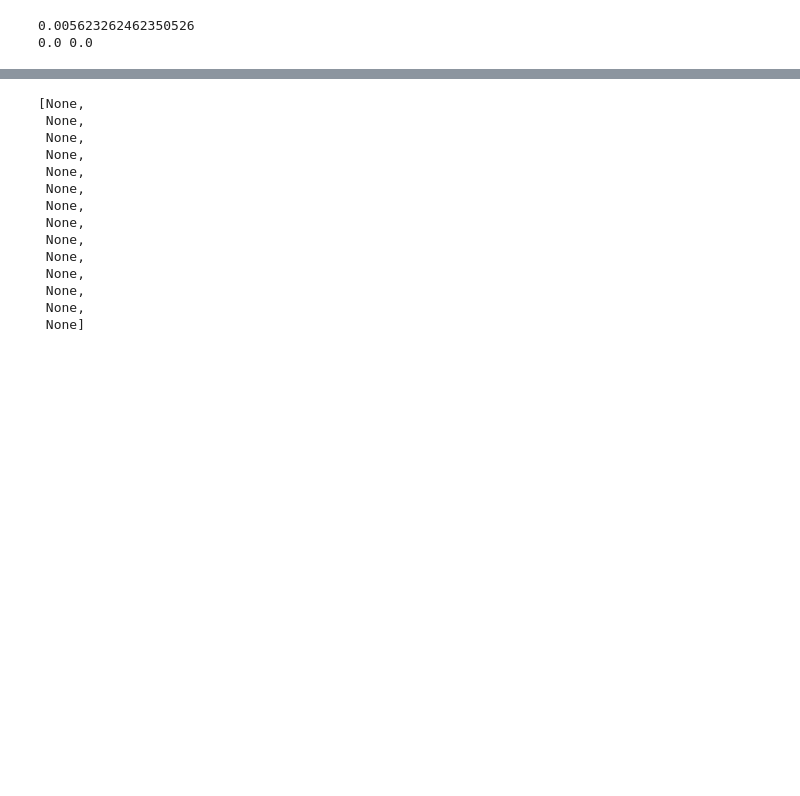
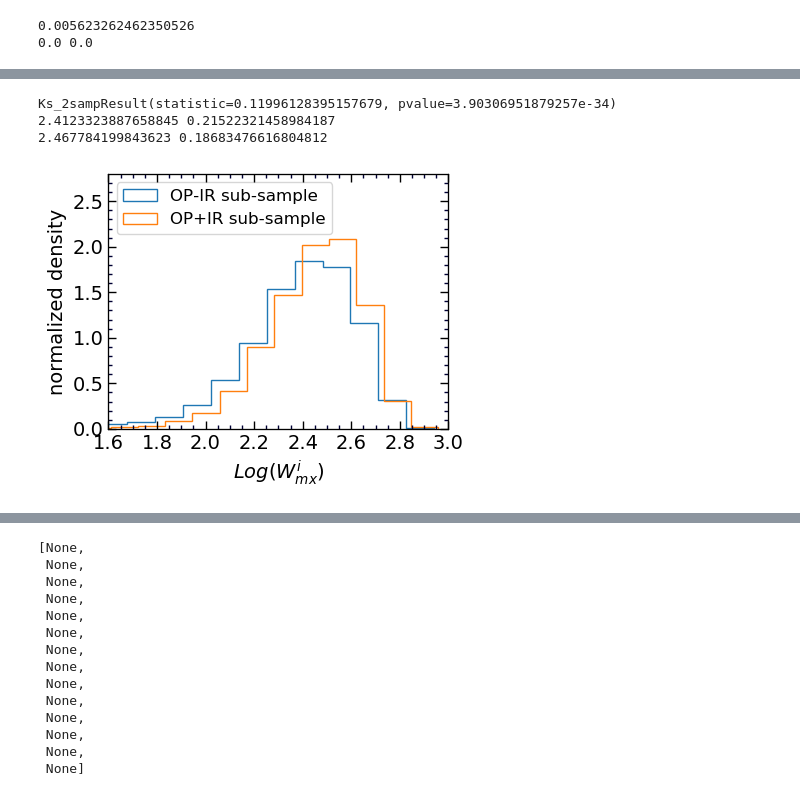
Before and after one commit to ekourkchi/TFcalibrators, a Jupyter notebook: Predictions_assessments.ipynb, the cells around one changed output, grey strips where cells are left out. Saved outputs shown, nothing was run; the diff lists cells and outputs as text; code cells hidden in the pictures; blank space fills up the shorter version.

```diff
--- a/Predictions_assessments.ipynb
+++ b/Predictions_assessments.ipynb
@@ -1737 +1804,32 @@ Ks_2sampResult(statistic=0.16339696794991515, pvalue=2.0849186035833593e-34)
+# %%
+indx, = np.where(np.logical_or(R_source==2,R_source==1))    # W2 is used for reddening correction
+W_sub = table['logWimx'][indx]
+
+indx, = np.where(R_source==0)
+W = table['logWimx'][indx]
+
+
+fig = plt.figure(figsize=(4, 3), dpi=100)
+ax = fig.add_axes([0.13, 0.1, 0.85,  0.85])
+
+ax.hist(W, bins=15, histtype='step', label='OP-IR sub-sample', density=True)
+ax.hist(W_sub, bins=15, histtype='step', label='OP+IR sub-sample', density=True)
+
+ax.legend(prop={'size': 12}, loc=2)
+
+ax.set_xlabel(r'$Log( W_{mx}^i)$', fontsize=14)
+ax.set_ylabel('normalized density', fontsize=14)
+
+
+set_axes(ax, [1.6,3.0], [0,2.8], fontsize=14)
+
+print stats.ks_2samp(W, W_sub)
+
+print st.biweight_location(W), np.sqrt(st.biweight_midvariance(W))
+print st.biweight_location(W_sub), np.sqrt(st.biweight_midvariance(W_sub))
+# %% [output]
+Ks_2sampResult(statistic=0.11996128395157679, pvalue=3.90306951879257e-34)
+2.4123323887658845 0.21522321458984187
+2.467784199843623 0.18683476616804812
+[figure, added]
 # %%
```
Also changed, not shown: parts of 16 cells of this notebook.
